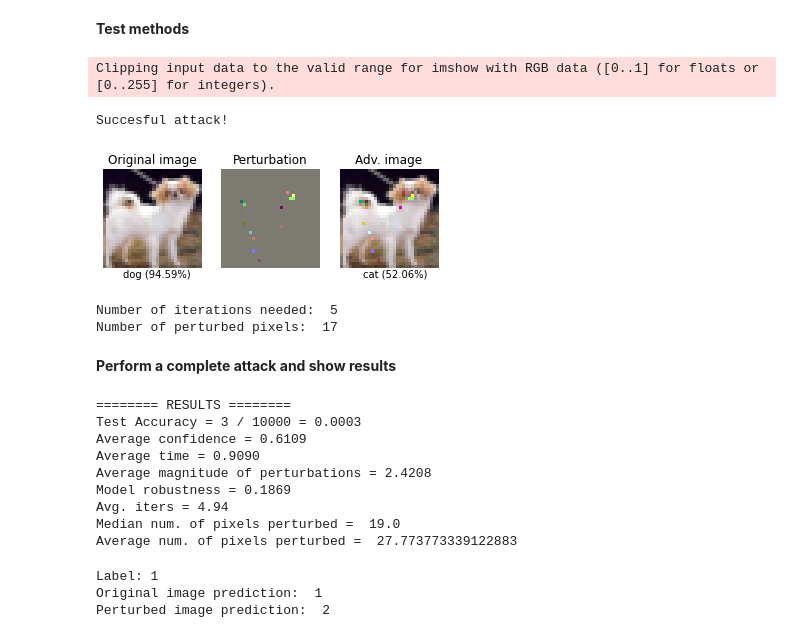
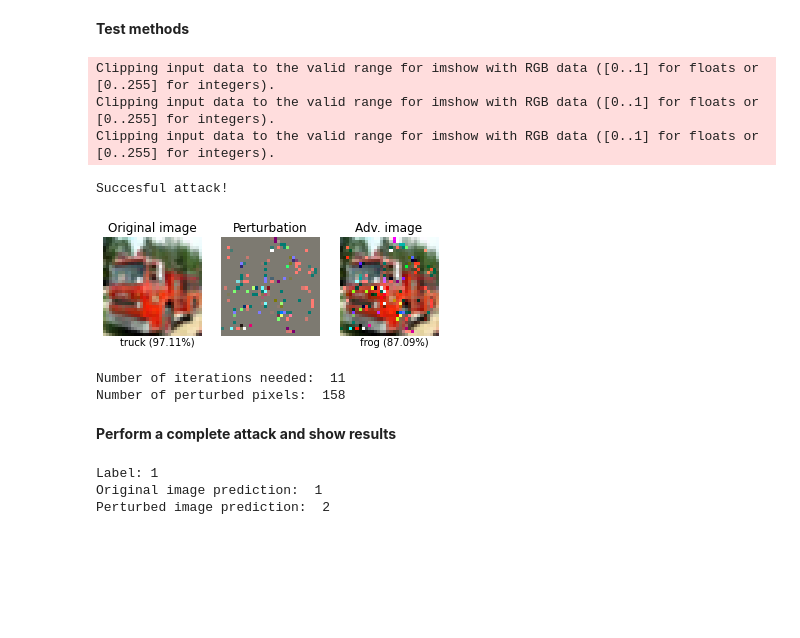
Before and after one commit to pabloac31/TFG, a Jupyter notebook: cifar10_experiments.ipynb, the cells around one changed output. Cells and saved outputs as stored; diff of their text form; code cells hidden in the pictures; blank space fills up the shorter version.

```diff
--- a/cifar10_experiments.ipynb
+++ b/cifar10_experiments.ipynb
@@ -74,26 +74,18 @@ params_sparsefool = {'delta': 255, 'lambda_': 3.0, 'max_iter': 50, 'epsilon': 0.
 **Test methods**
 # %%
 image, label = next(iter(adv_loader))
-test_method(resnet, device, image, label, method='sparsefool', params=params_sparsefool)
+test_method(densenet, device, image, label, method='sparsefool', params=params_sparsefool)
 # %% [output]
 Clipping input data to the valid range for imshow with RGB data ([0..1] for floats or [0..255] for integers).
+Clipping input data to the valid range for imshow with RGB data ([0..1] for floats or [0..255] for integers).
+Clipping input data to the valid range for imshow with RGB data ([0..1] for floats or [0..255] for integers).
 Succesful attack!
-[figure, old version]
+[figure, new version]
-Number of iterations needed:  5
-Number of perturbed pixels:  17
+Number of iterations needed:  11
+Number of perturbed pixels:  158
 # %% [markdown]
 **Perform a complete attack and show results**
 # %%
 #params = {'target_label': None, 'iters': 10, 'pop_size': 100, 'verbose': True}
 
-adv_examples = attack_model(resnet, device, adv_loader, 'sparsefool', params_sparsefool)
+adv_examples = attack_model(densenet, device, adv_loader, 'sparsefool', params_sparsefool, iters=2000)
-# %% [output]
-======== RESULTS ========
-Test Accuracy = 3 / 10000 = 0.0003
-Average confidence = 0.6109
-Average time = 0.9090
-Average magnitude of perturbations = 2.4208
-Model robustness = 0.1869
-Avg. iters = 4.94
-Median num. of pixels perturbed =  19.0
-Average num. of pixels perturbed =  27.773773339122883
```
Also changed, not shown: parts of 5 cells of this notebook.
